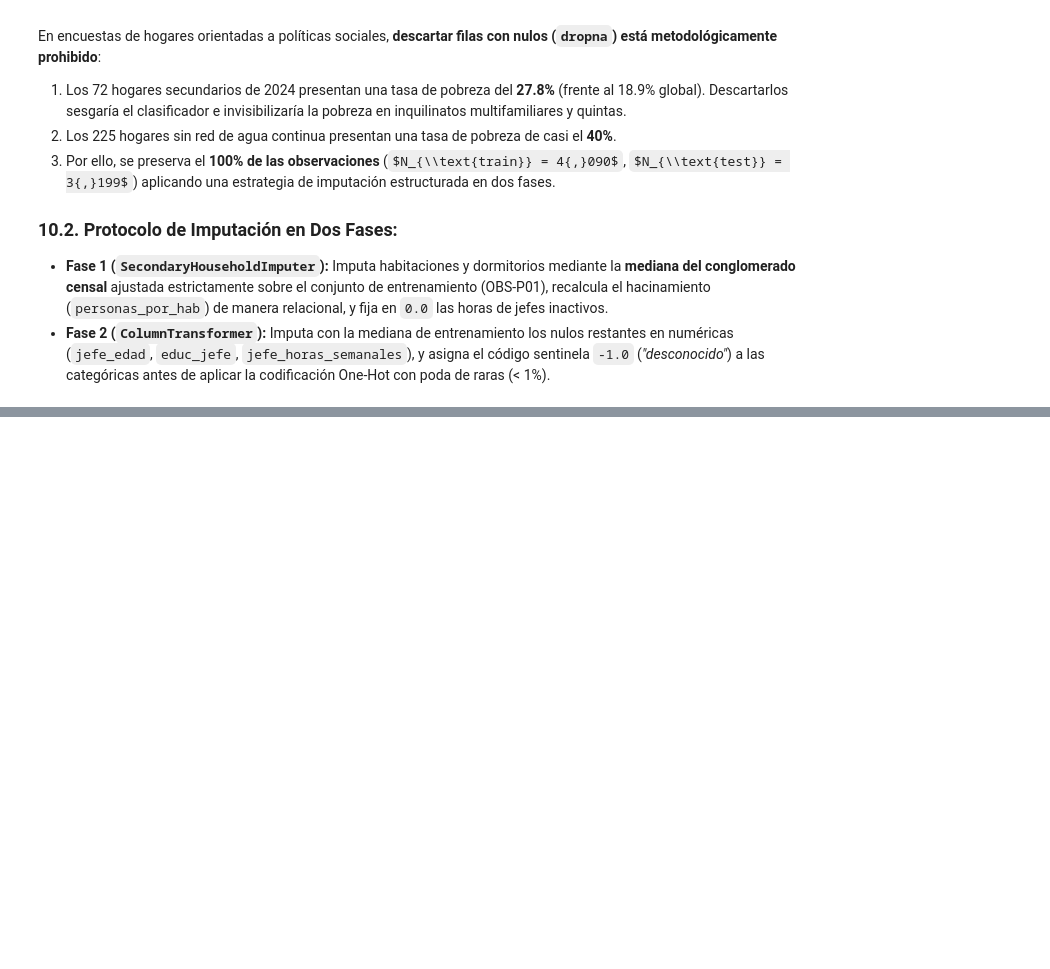
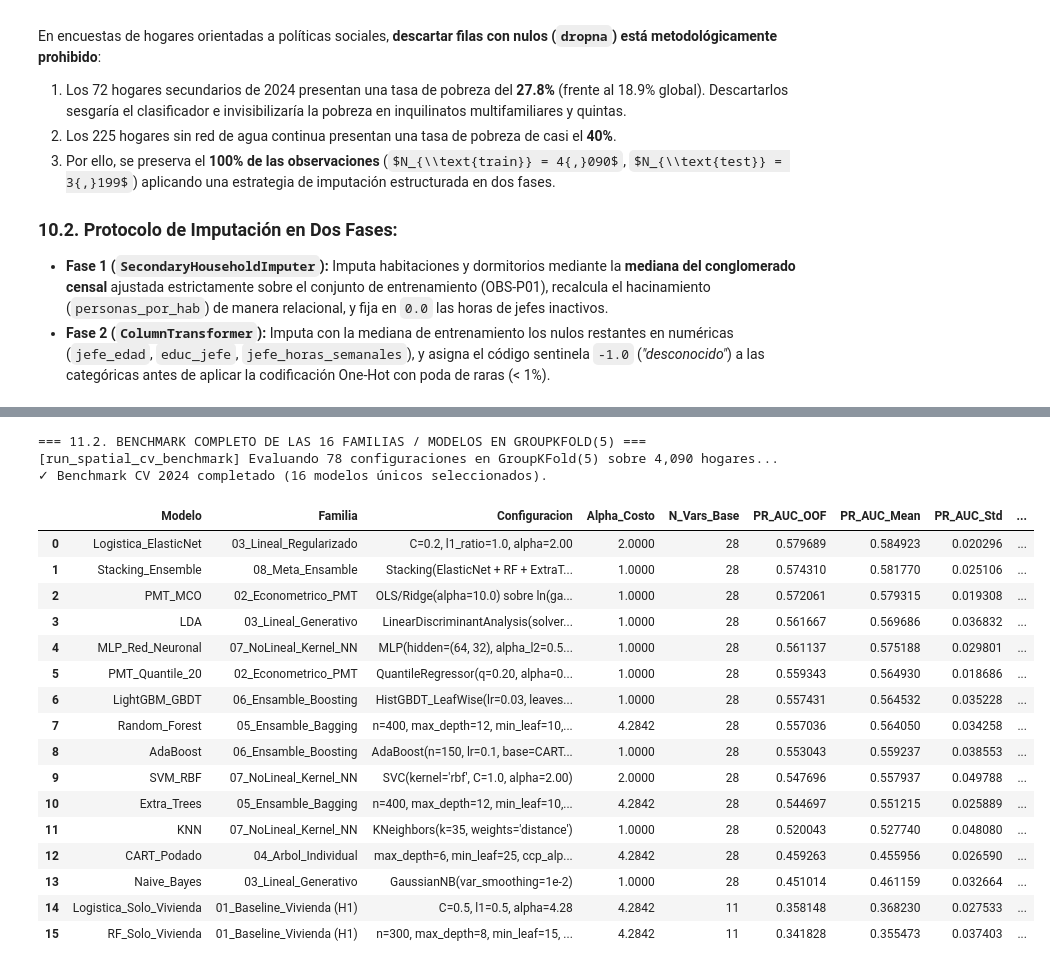
Before and after one commit to Ga3lAE/IA-Tarea-Academica, a Jupyter notebook: notebooks/pipeline_completo.ipynb, the cells around one changed output, grey strips where cells are left out. Cells and saved outputs as stored; diff of their text form; code cells hidden in the pictures; some formulas as TeX source; blank space fills up the shorter version.

```diff
--- a/notebooks/pipeline_completo.ipynb
+++ b/notebooks/pipeline_completo.ipynb
@@ -452,0 +673,25 @@ print(f"✓ Dimensión final de la matriz:     {X_tr_proc.shape[1]} columnas den
+# %%
+print("=== 11.2. BENCHMARK COMPLETO DE LAS 16 FAMILIAS / MODELOS EN GROUPKFOLD(5) ===")
+best_models_cv_df, all_configs_cv_df, fitted_artifacts_2024 = run_spatial_cv_benchmark(df_2024, n_splits=5)
+display(best_models_cv_df)
+# %% [output]
+=== 11.2. BENCHMARK COMPLETO DE LAS 16 FAMILIAS / MODELOS EN GROUPKFOLD(5) ===
+[run_spatial_cv_benchmark] Evaluando 78 configuraciones en GroupKFold(5) sobre 4,090 hogares...
+✓ Benchmark CV 2024 completado (16 modelos únicos seleccionados).
+|  | Modelo | Familia | Configuracion | Alpha_Costo | N_Vars_Base | PR_AUC_OOF | PR_AUC_Mean | PR_AUC_Std | ... |
+| 0 | Logistica_ElasticNet | 03_Lineal_Regularizado | C=0.2, l1_ratio=1.0, alpha=2.00 | 2.0000 | 28 | 0.579689 | 0.584923 | 0.020296 | ... |
+| 1 | Stacking_Ensemble | 08_Meta_Ensamble | Stacking(ElasticNet + RF + ExtraT... | 1.0000 | 28 | 0.574310 | 0.581770 | 0.025106 | ... |
+| 2 | PMT_MCO | 02_Econometrico_PMT | OLS/Ridge(alpha=10.0) sobre ln(ga... | 1.0000 | 28 | 0.572061 | 0.579315 | 0.019308 | ... |
+| 3 | LDA | 03_Lineal_Generativo | LinearDiscriminantAnalysis(solver... | 1.0000 | 28 | 0.561667 | 0.569686 | 0.036832 | ... |
+| 4 | MLP_Red_Neuronal | 07_NoLineal_Kernel_NN | MLP(hidden=(64, 32), alpha_l2=0.5... | 1.0000 | 28 | 0.561137 | 0.575188 | 0.029801 | ... |
+| 5 | PMT_Quantile_20 | 02_Econometrico_PMT | QuantileRegressor(q=0.20, alpha=0... | 1.0000 | 28 | 0.559343 | 0.564930 | 0.018686 | ... |
+| 6 | LightGBM_GBDT | 06_Ensamble_Boosting | HistGBDT_LeafWise(lr=0.03, leaves... | 1.0000 | 28 | 0.557431 | 0.564532 | 0.035228 | ... |
+| 7 | Random_Forest | 05_Ensamble_Bagging | n=400, max_depth=12, min_leaf=10,... | 4.2842 | 28 | 0.557036 | 0.564050 | 0.034258 | ... |
+| 8 | AdaBoost | 06_Ensamble_Boosting | AdaBoost(n=150, lr=0.1, base=CART... | 1.0000 | 28 | 0.553043 | 0.559237 | 0.038553 | ... |
+| 9 | SVM_RBF | 07_NoLineal_Kernel_NN | SVC(kernel='rbf', C=1.0, alpha=2.00) | 2.0000 | 28 | 0.547696 | 0.557937 | 0.049788 | ... |
+| 10 | Extra_Trees | 05_Ensamble_Bagging | n=400, max_depth=12, min_leaf=10,... | 4.2842 | 28 | 0.544697 | 0.551215 | 0.025889 | ... |
+| 11 | KNN | 07_NoLineal_Kernel_NN | KNeighbors(k=35, weights='distance') | 1.0000 | 28 | 0.520043 | 0.527740 | 0.048080 | ... |
+| 12 | CART_Podado | 04_Arbol_Individual | max_depth=6, min_leaf=25, ccp_alp... | 4.2842 | 28 | 0.459263 | 0.455956 | 0.026590 | ... |
+| 13 | Naive_Bayes | 03_Lineal_Generativo | GaussianNB(var_smoothing=1e-2) | 1.0000 | 28 | 0.451014 | 0.461159 | 0.032664 | ... |
+| 14 | Logistica_Solo_Vivienda | 01_Baseline_Vivienda (H1) | C=0.5, l1=0.5, alpha=4.28 | 4.2842 | 11 | 0.358148 | 0.368230 | 0.027533 | ... |
+| 15 | RF_Solo_Vivienda | 01_Baseline_Vivienda (H1) | n=300, max_depth=8, min_leaf=15, ... | 4.2842 | 11 | 0.341828 | 0.355473 | 0.037403 | ... |
```
Also changed, not shown: parts of 21 cells of this notebook, 5 other files.
